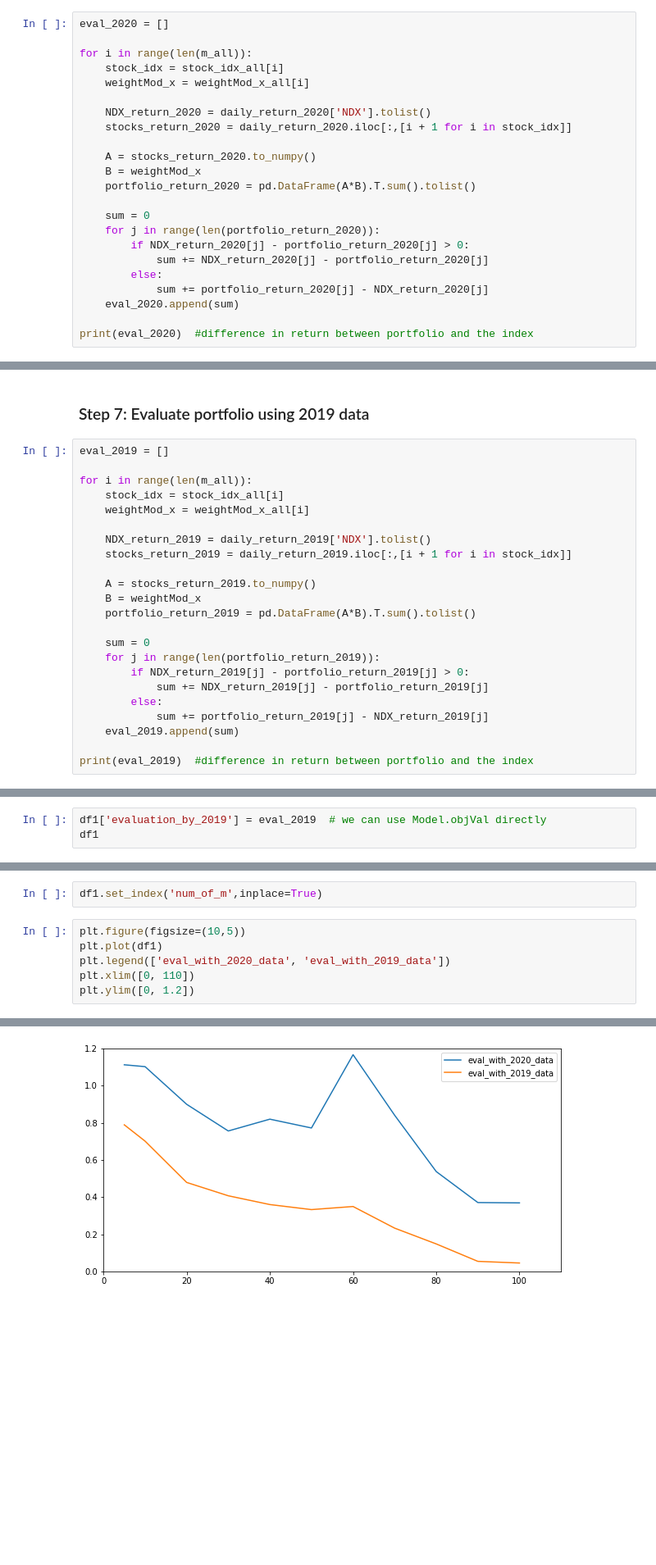
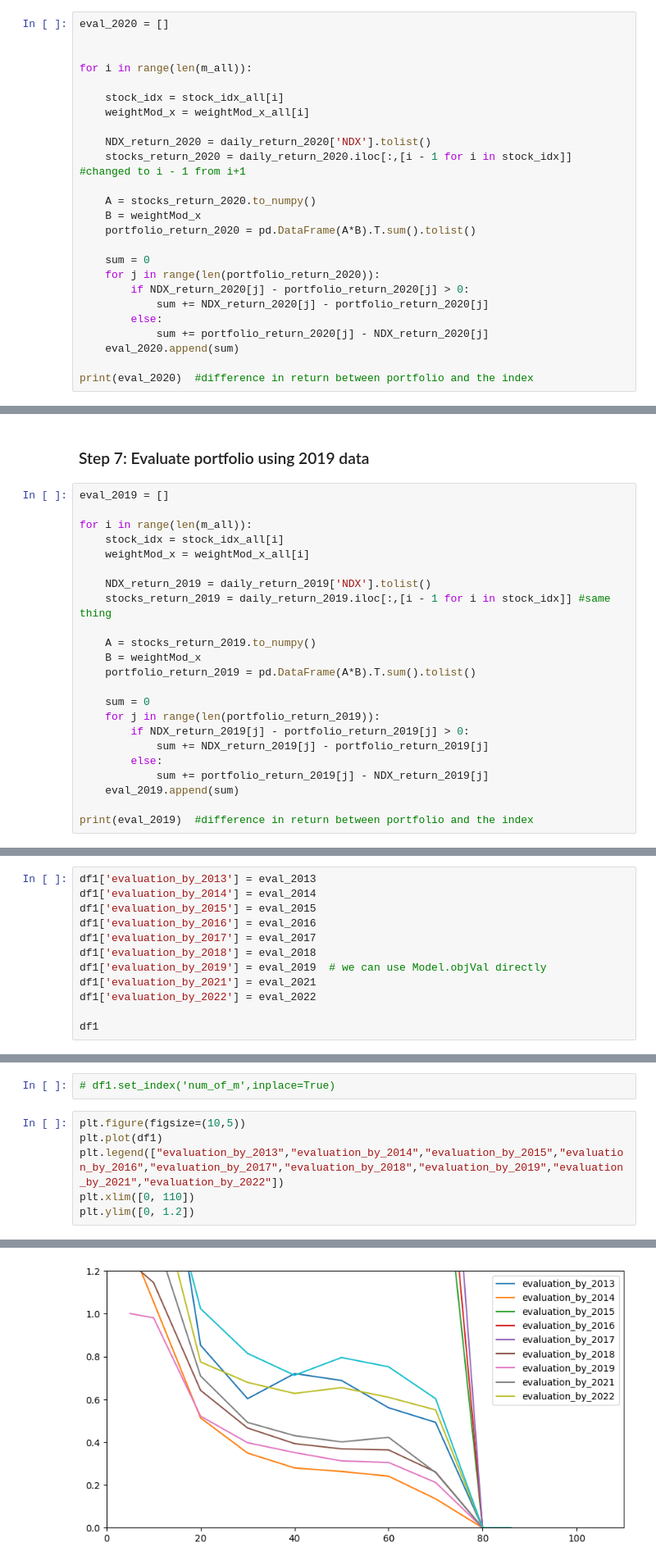
Before and after one commit to robert-juang/Portfolio_Analyzer, a Jupyter notebook: Portfolio_Analyzer.ipynb, the cells around one changed output, grey strips where cells are left out. Shown: that part at 82% size. Saved outputs shown, nothing was run; the diff lists cells and outputs as text; blank space fills up the shorter version.

Commit message:
evaluation complete

```diff
--- a/Portfolio_Analyzer.ipynb
+++ b/Portfolio_Analyzer.ipynb
@@ -199,12 +197,14 @@ print(objVal_all)
 # %%
 eval_2020 = []
 
+
 for i in range(len(m_all)):
+
     stock_idx = stock_idx_all[i]
     weightMod_x = weightMod_x_all[i]
 
     NDX_return_2020 = daily_return_2020['NDX'].tolist()
-    stocks_return_2020 = daily_return_2020.iloc[:,[i + 1 for i in stock_idx]]
+    stocks_return_2020 = daily_return_2020.iloc[:,[i - 1 for i in stock_idx]] #changed to i - 1 from i+1
 
     A = stocks_return_2020.to_numpy()
     B = weightMod_x
@@ -250,7 +249,7 @@ for i in range(len(m_all)):
     weightMod_x = weightMod_x_all[i]
 
     NDX_return_2019 = daily_return_2019['NDX'].tolist()
-    stocks_return_2019 = daily_return_2019.iloc[:,[i + 1 for i in stock_idx]]
+    stocks_return_2019 = daily_return_2019.iloc[:,[i - 1 for i in stock_idx]] #same thing
 
     A = stocks_return_2019.to_numpy()
     B = weightMod_x
@@ -270,4 +551,13 @@ print(eval_2019)  #difference in return between portfolio and the index
 # %%
+df1['evaluation_by_2013'] = eval_2013
+df1['evaluation_by_2014'] = eval_2014
+df1['evaluation_by_2015'] = eval_2015
+df1['evaluation_by_2016'] = eval_2016
+df1['evaluation_by_2017'] = eval_2017
+df1['evaluation_by_2018'] = eval_2018
 df1['evaluation_by_2019'] = eval_2019  # we can use Model.objVal directly
+df1['evaluation_by_2021'] = eval_2021
+df1['evaluation_by_2022'] = eval_2022
+
 df1
 # %% [output]
@@ -286,11 +576,11 @@ df1
 # %%
-df1.set_index('num_of_m',inplace=True)
+# df1.set_index('num_of_m',inplace=True)
 # %%
 plt.figure(figsize=(10,5))
 plt.plot(df1)
-plt.legend(['eval_with_2020_data', 'eval_with_2019_data'])
+plt.legend(["evaluation_by_2013","evaluation_by_2014","evaluation_by_2015","evaluation_by_2016","evaluation_by_2017","evaluation_by_2018","evaluation_by_2019","evaluation_by_2021","evaluation_by_2022"])
 plt.xlim([0, 110])
 plt.ylim([0, 1.2])
 # %% [output]
 (0.0, 1.2)
-[figure, old version]
+[figure, new version]
```
Also changed, not shown: parts of 22 cells of this notebook, 15 other files.
